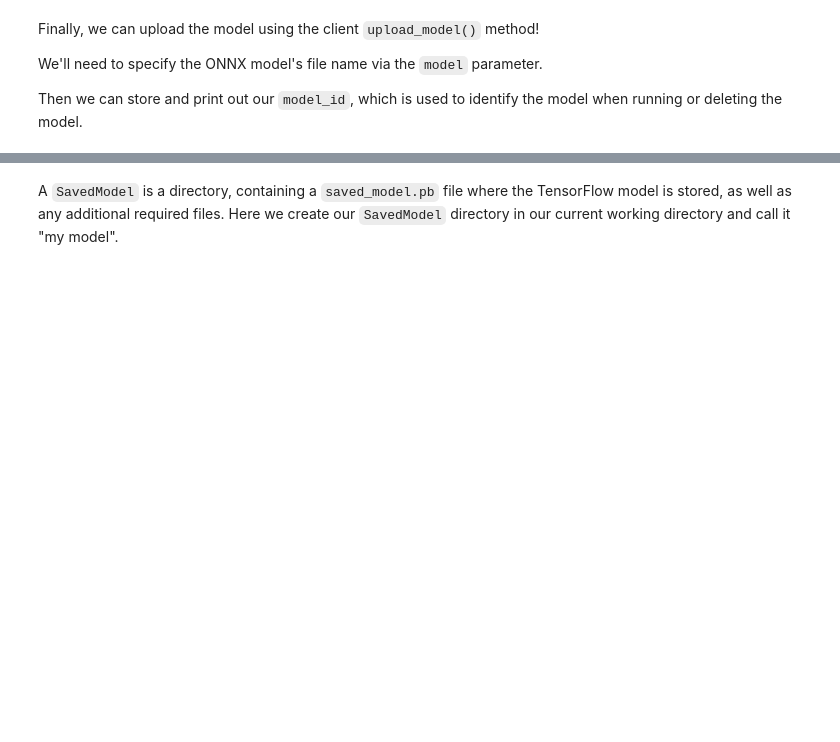
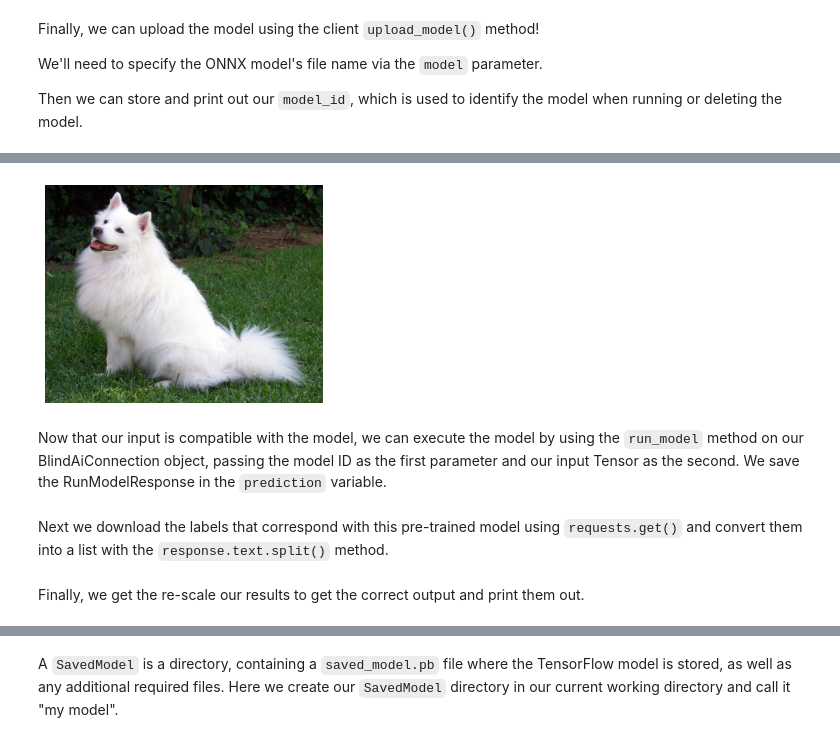
Before and after one commit to mithril-security/blindai, a Jupyter notebook: docs/docs/tutorials/uploading_models.ipynb, the cells around one changed output, grey strips where cells are left out. Cells and saved outputs as stored; diff of their text form; code cells hidden in the pictures; blank space fills up the shorter version.

```diff
--- a/docs/docs/tutorials/uploading_models.ipynb
+++ b/docs/docs/tutorials/uploading_models.ipynb
@@ -161,0 +170,33 @@ The PyTorch model has now been successfully uploaded to the BlindAI server and i
+# %%
+from torchvision import transforms
+import urllib
+from PIL import Image
+from matplotlib import pyplot as plt
+
+# Download an example image from the pytorch website
+url, filename = ("https://github.com/pytorch/hub/raw/master/images/dog.jpg", "dog.jpg")
+try: urllib.URLopener().retrieve(url, filename)
+except: urllib.request.urlretrieve(url, filename)
+
+# sample execution (requires torchvision)
+input_image = Image.open(filename)
+plt.imshow(input_image)
+plt.axis('off')
+
+
+# preprocessing function to resize image and turn into tensor
+preprocess = transforms.Compose([
+    transforms.Resize(256),
+    transforms.CenterCrop(224),
+    transforms.ToTensor(),
+    transforms.Normalize(mean=[0.485, 0.456, 0.406], std=[0.229, 0.224, 0.225]),
+])
+input_tensor = preprocess(input_image)
+
+
+# create a mini-batch as expected by the model
+input_batch = input_tensor.unsqueeze(0)
+# %% [output]
+[figure, added]
+# %% [markdown]
+Now that our input is compatible with the model, we can execute the model by using the `run_model` method on our BlindAiConnection object, passing the model ID as the first parameter and our input Tensor as the second. We save the RunModelResponse in the `prediction` variable.
@@ -161,0 +205,2 @@ The PyTorch model has now been successfully uploaded to the BlindAI server and i
+# %% [markdown]
+Next we download the labels that correspond with this pre-trained model using `requests.get()` and convert them into a list with the `response.text.split()` method.
@@ -161,0 +213,2 @@ The PyTorch model has now been successfully uploaded to the BlindAI server and i
+# %% [markdown]
+Finally, we get the re-scale our results to get the correct output and print them out.
```
Also changed, not shown: parts of 32 cells of this notebook.
